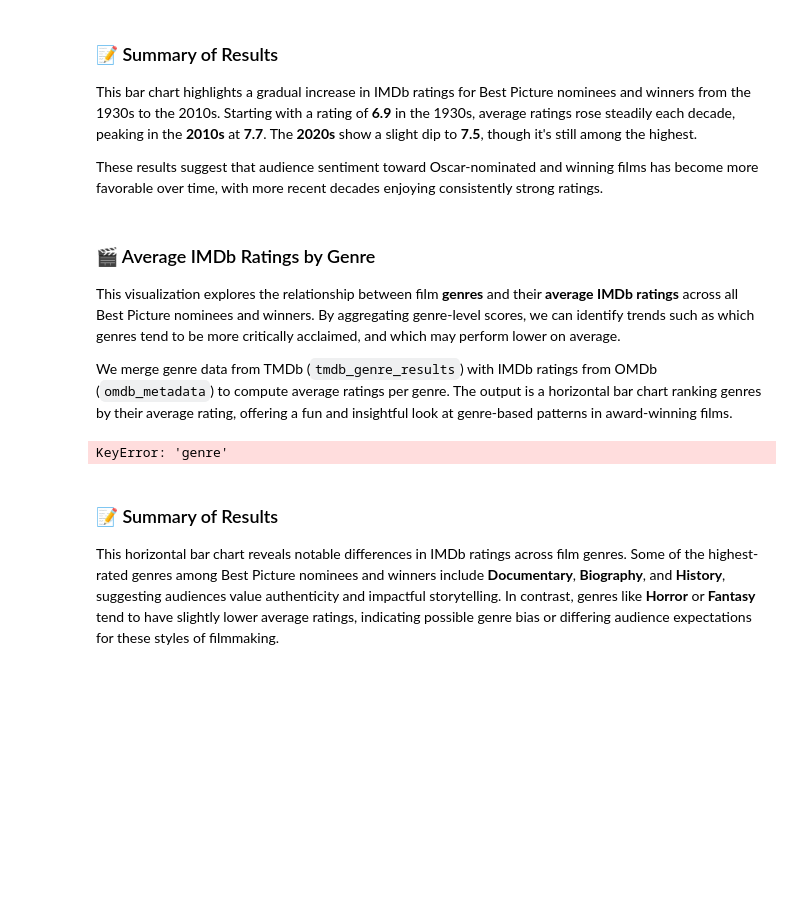
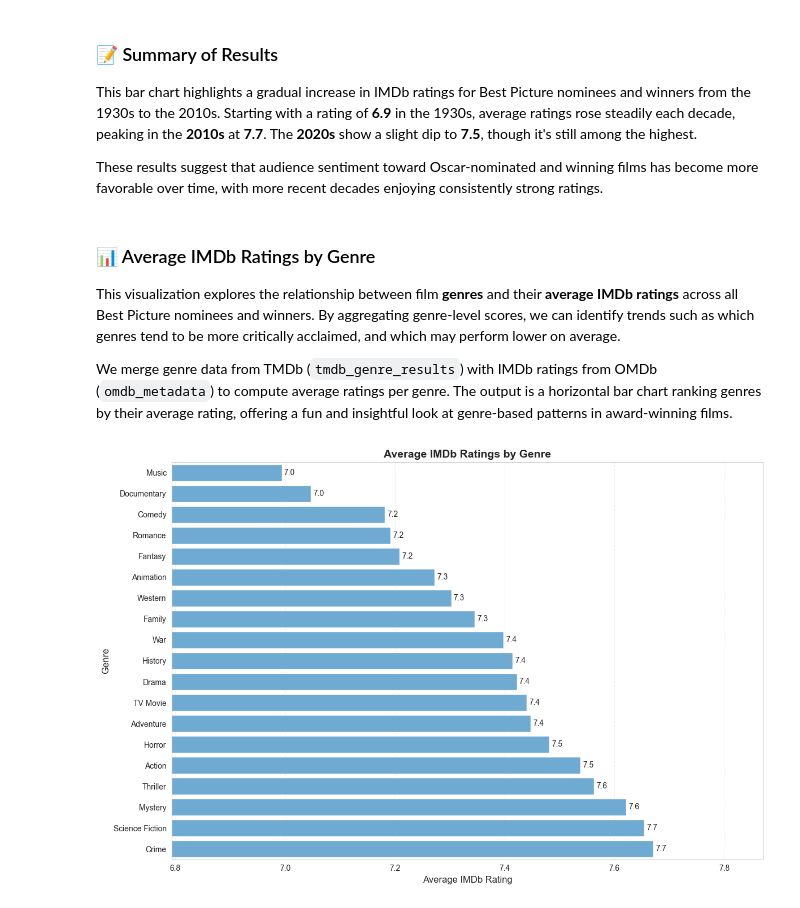
Before and after one commit to judd-jacobs/code-you-capstone, a Jupyter notebook: academy_awards_analysis.ipynb, the cells around one changed output. Saved outputs shown, nothing was run; the diff lists cells and outputs as text; code cells hidden in the pictures; blank space fills up the shorter version.

Commit message:
Four visualiations added to notebook. New temp notebook created to hold ongoing ideas.

```diff
--- a/academy_awards_analysis.ipynb
+++ b/academy_awards_analysis.ipynb
@@ -671,46 +671,49 @@ This bar chart highlights a gradual increase in IMDb ratings for Best Picture no
 
 These results suggest that audience sentiment toward Oscar-nominated and winning films has become more favorable over time, with more recent decades enjoying consistently strong ratings.
 # %% [markdown]
-### 🎬 Average IMDb Ratings by Genre
+### 📊 Average IMDb Ratings by Genre
 
 This visualization explores the relationship between film **genres** and their **average IMDb ratings** across all Best Picture nominees and winners. By aggregating genre-level scores, we can identify trends such as which genres tend to be more critically acclaimed, and which may perform lower on average.
 
 We merge genre data from TMDb (`tmdb_genre_results`) with IMDb ratings from OMDb (`omdb_metadata`) to compute average ratings per genre. The output is a horizontal bar chart ranking genres by their average rating, offering a fun and insightful look at genre-based patterns in award-winning films.
 # %%
+# Drop potential duplicate 'genre' column in omdb_metadata
+omdb_metadata_clean = omdb_metadata.drop(columns=["genre"], errors="ignore")
+
 # Merge genre data with IMDb ratings
-average_genre_ratings = tmdb_genre_results.merge(omdb_metadata, on=["film", "year"])
+genre_data = tmdb_genre_results.merge(omdb_metadata_clean, on=["film", "year"])
+
+# Flatten the 'genre' column if it contains lists
+genre_data = genre_data.explode("genre")
 
 # Calculate average rating per genre
 genre_summary = (
-    average_genre_ratings.groupby("genre")["imdbRating"]
+    genre_data.groupby("genre")["imdbRating"]
     .mean()
     .reset_index()
     .sort_values(by="imdbRating", ascending=True)
 )
 
 # Plot the horizontal bar chart
 plt.figure(figsize=(12, 8))
-sns.barplot(
+sns.set_style("whitegrid")
+ax = sns.barplot(
     data=genre_summary,
     x="imdbRating",
     y="genre",
-    palette="rocket"
+    color="#5DADE2"
 )
 
-# Annotate bars with rating values
-for index, row in genre_summary.iterrows():
-    plt.text(row['imdbRating'] + 0.01, index, f"{row['imdbRating']:.1f}", va='center')
+# Annotate bars with rating values directly using container heights
+for container in ax.containers:
+    ax.bar_label(container, fmt="%.1f", label_type="edge", padding=3)
 
-plt.title("⭐ Average IMDb Ratings by Genre")
-plt.xlabel("Average IMDb Rating")
-plt.ylabel("Genre")
+plt.title("Average IMDb Ratings by Genre", fontsize=14, fontweight="bold")
+plt.xlabel("Average IMDb Rating", fontsize=12)
+plt.ylabel("Genre", fontsize=12)
 plt.xlim(genre_summary["imdbRating"].min() - 0.2, genre_summary["imdbRating"].max() + 0.2)
 plt.grid(axis="x", linestyle="--", alpha=0.3)
 plt.tight_layout()
 plt.show()
 # %% [output]
-KeyError: 'genre'
+[figure, added]
-# %% [markdown]
-### 📝 Summary of Results
-
-This horizontal bar chart reveals notable differences in IMDb ratings across film genres. Some of the highest-rated genres among Best Picture nominees and winners include **Documentary**, **Biography**, and **History**, suggesting audiences value authenticity and impactful storytelling. In contrast, genres like **Horror** or **Fantasy** tend to have slightly lower average ratings, indicating possible genre bias or differing audience expectations for these styles of filmmaking.
```
Also changed, not shown: parts of 38 cells of this notebook, 1 other file.
